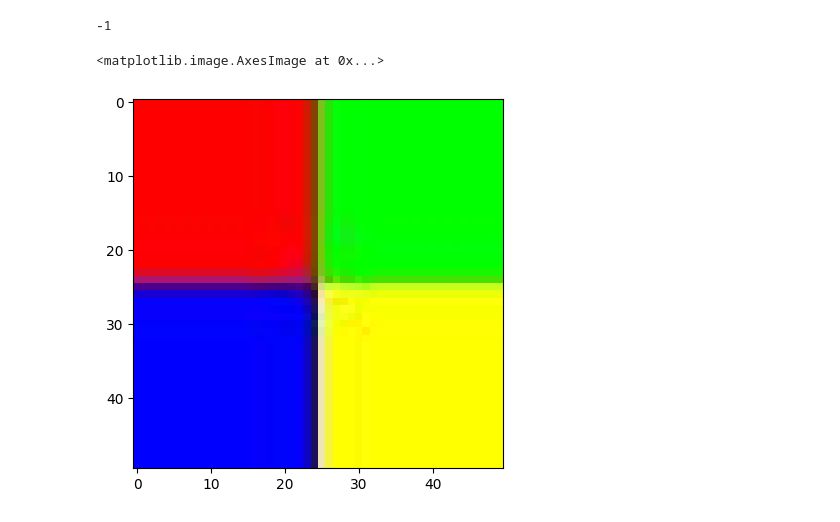
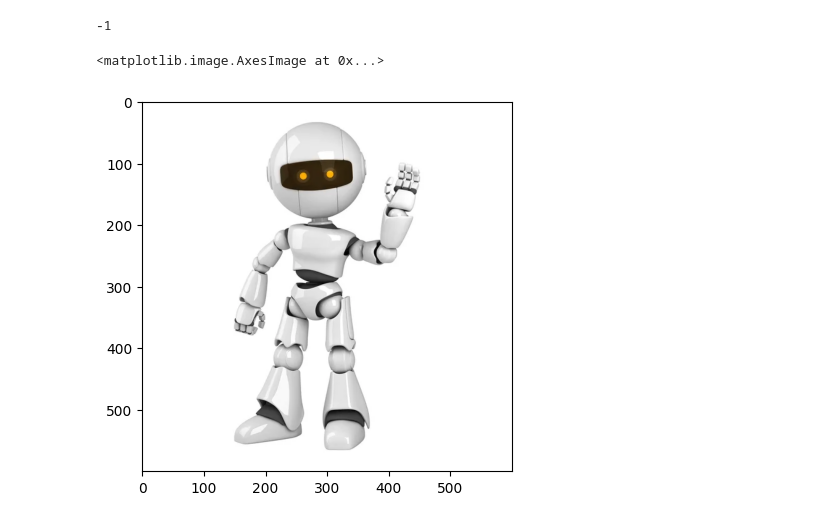
Before and after one commit to RITISAHU/ITS-2, a Jupyter notebook: day-11.ipynb, the cells around one changed output. Drawn from its saved outputs; the diff is of its cells as text; code cells hidden in the pictures.

```diff
--- a/day-11.ipynb
+++ b/day-11.ipynb
@@ -59,7 +59,7 @@ cv2.__version__
 # %% [output]
 '4.8.0'
 # %%
-img1 = plt.imread("robot1.jpg")
+img1 = plt.imread("robot2.jpg")
 plt.imshow(img1)
 plt.axis("off")
 plt.show()
@@ -124,7 +124,7 @@ cv2.waitKey(0)
 -1
 # %%
 #plt.imshow(img2)
-plt.imshow(img2[:,:,::-1])
+plt.imshow(img1[:,:,::-1])
 # %% [output]
 <matplotlib.image.AxesImage at 0x...>
-[figure, old version]
+[figure, new version]
```
Also changed, not shown: parts of 16 cells of this notebook, 5 other files.
